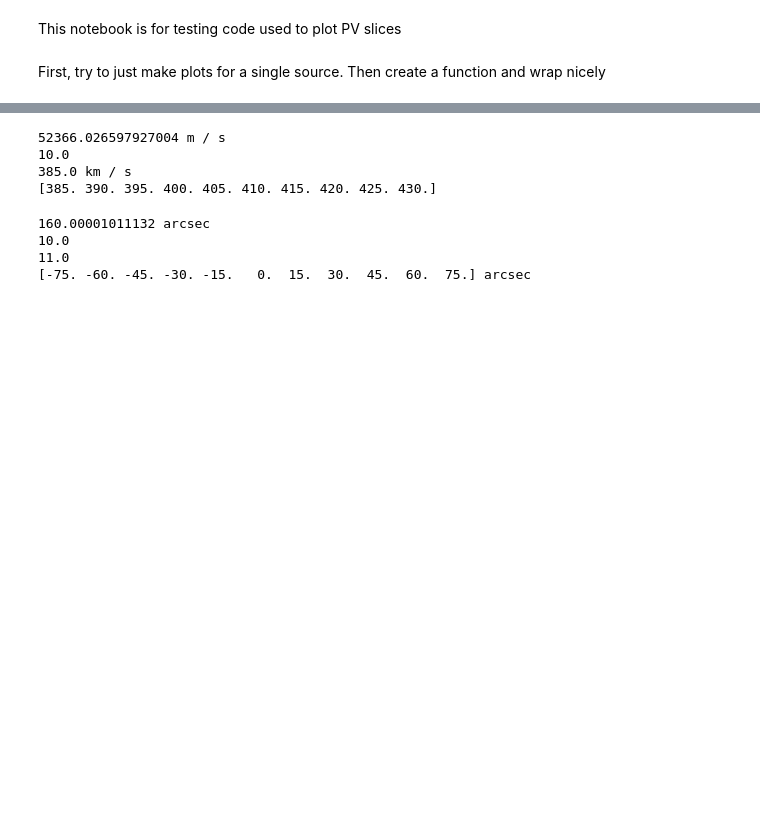
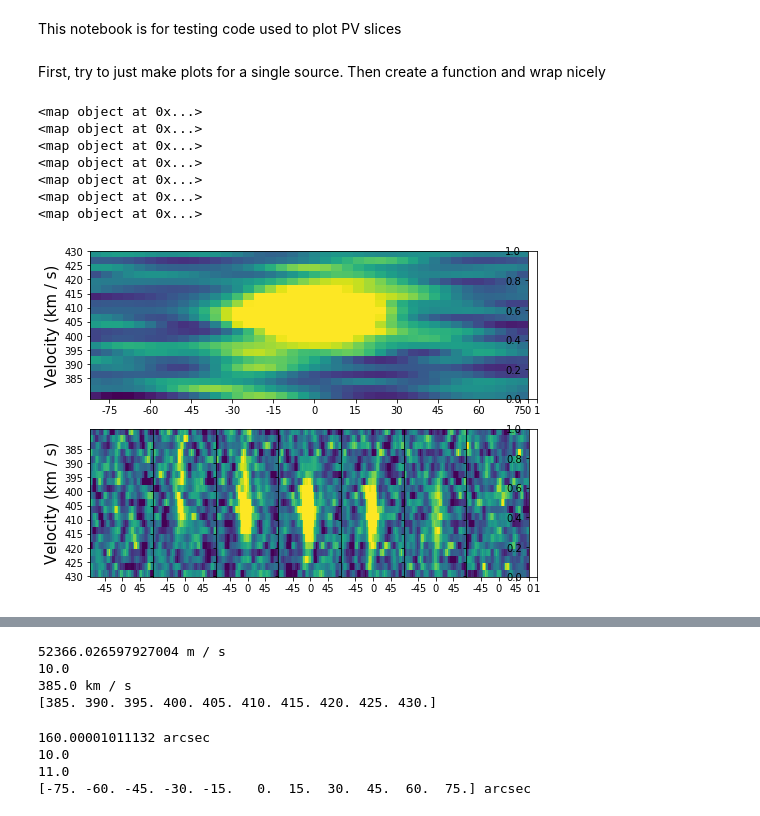
Before and after one commit to eakadams/pvplot, a Jupyter notebook: test_pvlot.ipynb, the cells around one changed output, grey strips where cells are left out. Cells and saved outputs as stored; diff of their text form; code cells hidden in the pictures; blank space fills up the shorter version.

Commit message:
Create basic major_minor PV plots

```diff
--- a/test_pvlot.ipynb
+++ b/test_pvlot.ipynb
@@ -15,6 +16,17 @@ First, try to just make plots for a single source. Then create a function and wr
 #define data locations
 datadir = '/Users/adams/data/shield/slices'
 agc = '124056'
+# %%
+fig = pv.plot_major_minor(agc,datadir=datadir)
+# %% [output]
+<map object at 0x...>
+<map object at 0x...>
+<map object at 0x...>
+<map object at 0x...>
+<map object at 0x...>
+<map object at 0x...>
+<map object at 0x...>
+[figure, added]
 # %%
 #Open a fits file to use the header for axes info
 #starting with minor
```
Also changed, not shown: parts of 7 cells of this notebook, 1 other file.
